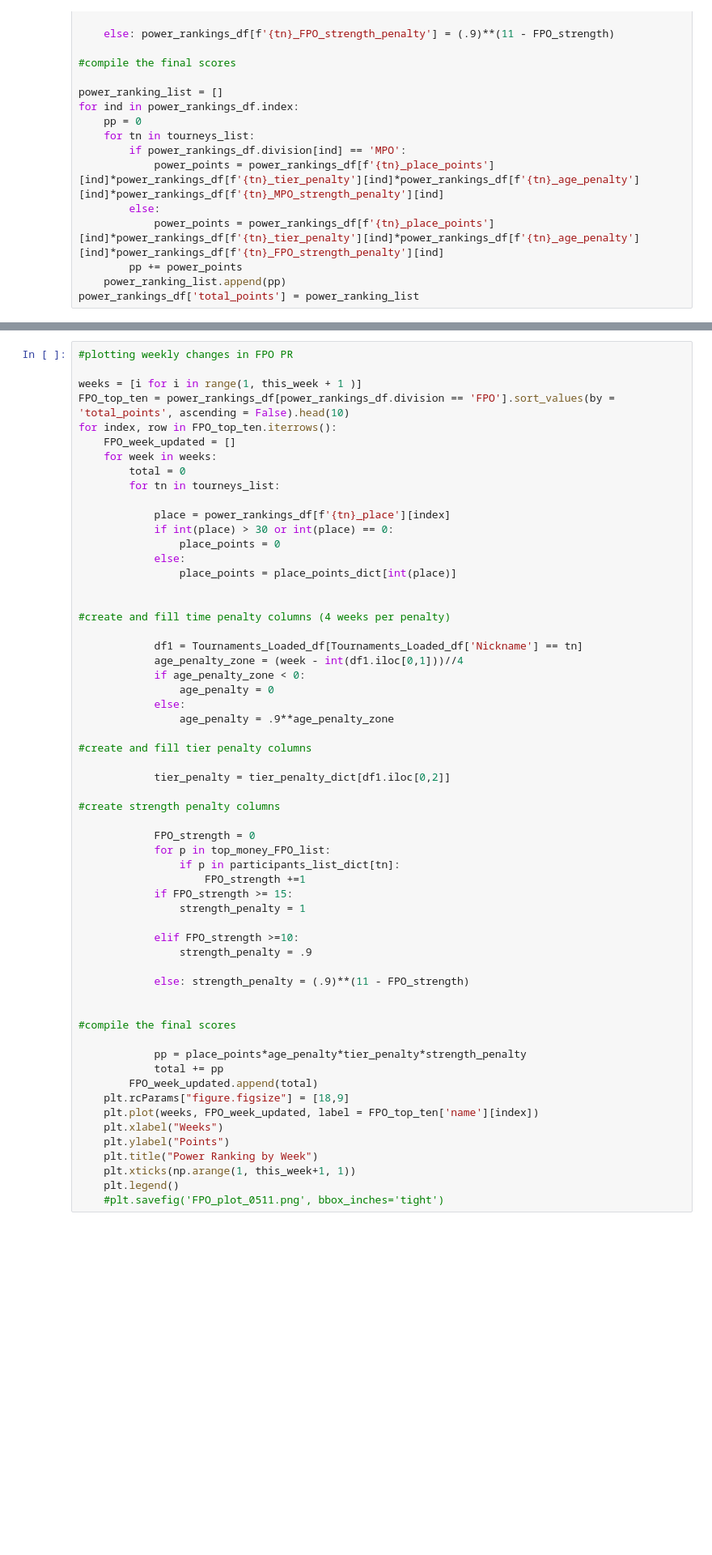
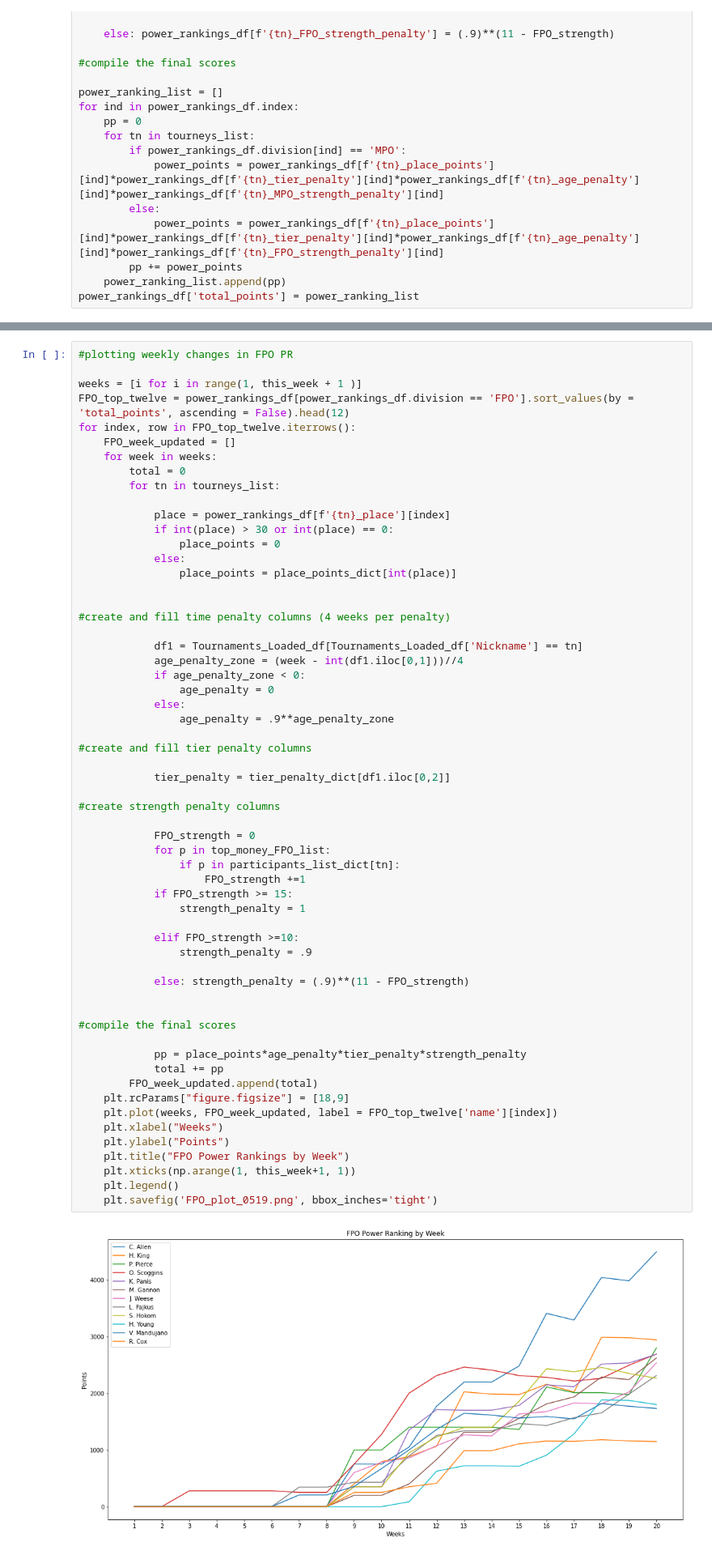
Before and after one commit to jaredcahners/Disc-Golf-Stats, a Jupyter notebook: PDGA Dataset.ipynb, the cells around one changed output, grey strips where cells are left out. Shown at 81% size. Drawn from its saved outputs; the diff is of its cells as text; blank space fills up the shorter version.

```diff
--- a/PDGA Dataset.ipynb
+++ b/PDGA Dataset.ipynb
@@ -11267,8 +12568,8 @@ for index, row in MPO_top_ten.iterrows():
 #plotting weekly changes in FPO PR
 
 weeks = [i for i in range(1, this_week + 1 )]
-FPO_top_ten = power_rankings_df[power_rankings_df.division == 'FPO'].sort_values(by = 'total_points', ascending = False).head(10)
-for index, row in FPO_top_ten.iterrows():
+FPO_top_twelve = power_rankings_df[power_rankings_df.division == 'FPO'].sort_values(by = 'total_points', ascending = False).head(12)
+for index, row in FPO_top_twelve.iterrows():
     FPO_week_updated = []
     for week in weeks:
         total = 0
@@ -11292,36 +12593,38 @@ for index, row in FPO_top_ten.iterrows():
 
 #create and fill tier penalty columns
 
             tier_penalty = tier_penalty_dict[df1.iloc[0,2]]
 
 #create strength penalty columns
 
             FPO_strength = 0
             for p in top_money_FPO_list:
                 if p in participants_list_dict[tn]:
                     FPO_strength +=1
             if FPO_strength >= 15:
                 strength_penalty = 1
 
             elif FPO_strength >=10:
                 strength_penalty = .9
 
             else: strength_penalty = (.9)**(11 - FPO_strength)
 
 
 #compile the final scores
 
             pp = place_points*age_penalty*tier_penalty*strength_penalty
             total += pp
         FPO_week_updated.append(total)
     plt.rcParams["figure.figsize"] = [18,9]
-    plt.plot(weeks, FPO_week_updated, label = FPO_top_ten['name'][index])
+    plt.plot(weeks, FPO_week_updated, label = FPO_top_twelve['name'][index])
     plt.xlabel("Weeks")
     plt.ylabel("Points")
-    plt.title("Power Ranking by Week")
+    plt.title("FPO Power Rankings by Week")
     plt.xticks(np.arange(1, this_week+1, 1))
     plt.legend()
-    #plt.savefig('FPO_plot_0511.png', bbox_inches='tight')
+    plt.savefig('FPO_plot_0519.png', bbox_inches='tight')
+# %% [output]
+[figure, added]
 # %% [markdown]
 ---
 # Work Area
```
Also changed, not shown: parts of 26 cells of this notebook.
